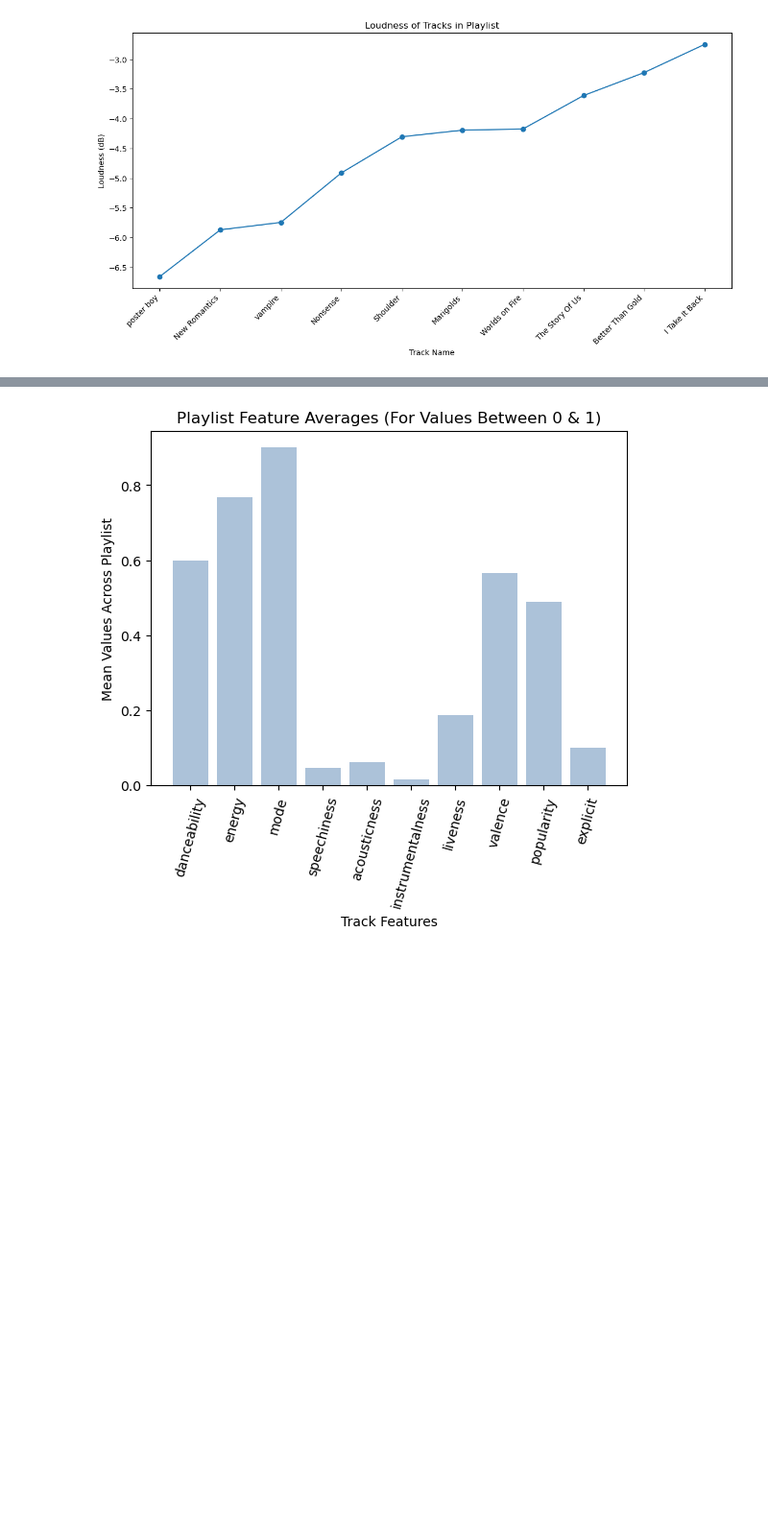
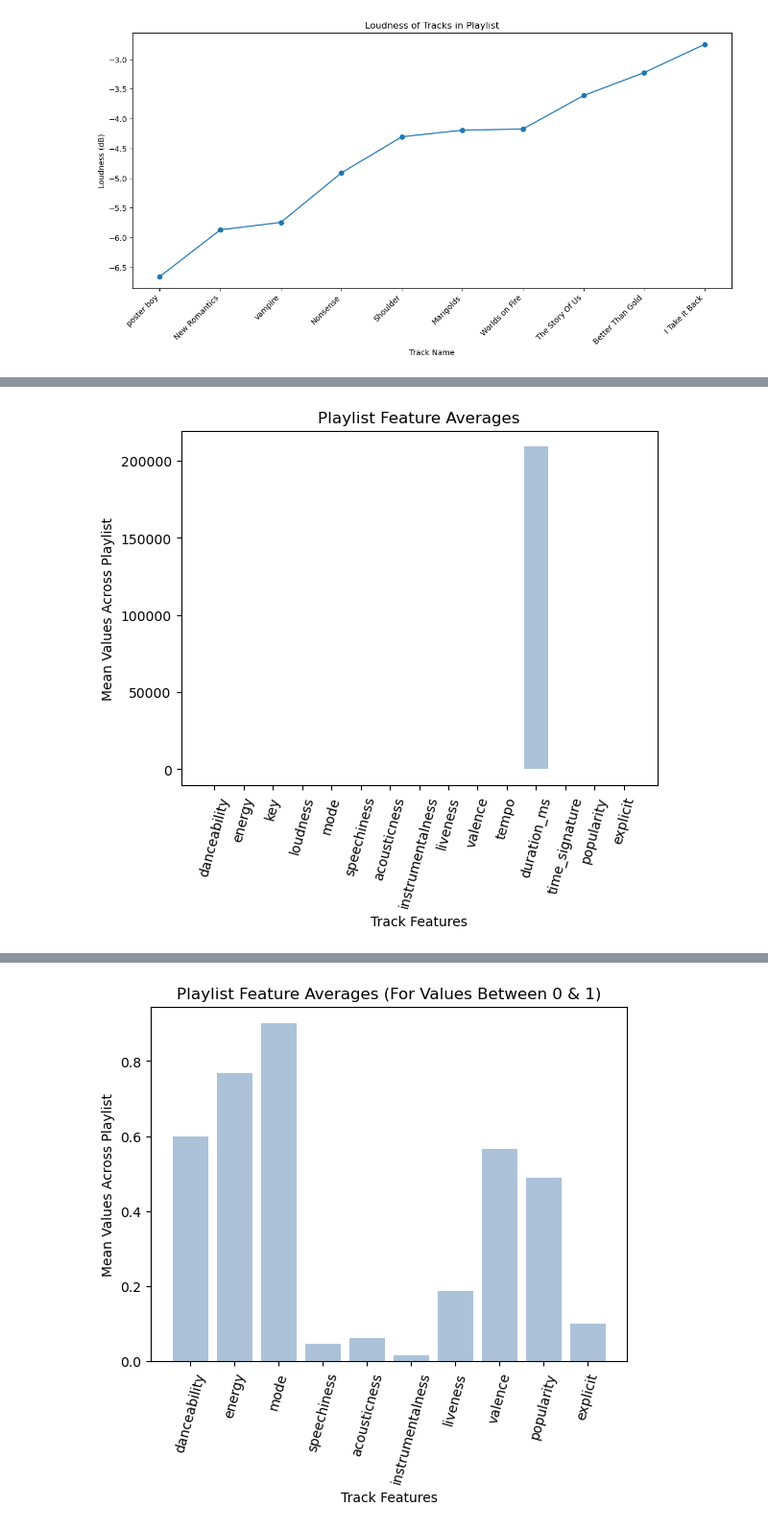
Before and after one commit to HMC-CS123-F23/cs-123-class-project-hannah-amy-daisy, a Jupyter notebook: experiment.ipynb, the cells around one changed output, grey strips where cells are left out. Shown: that part at 96% size. Saved outputs shown, nothing was run; the diff lists cells and outputs as text; code cells hidden in the pictures; blank space fills up the shorter version.

Commit message:
cleaned code & added tutorial for mean playlist features in data analysis & data analysis

```diff
--- a/experiment.ipynb
+++ b/experiment.ipynb
@@ -184,0 +189,9 @@ counter at 0
+# %%
+# using the .mean method of dataframes, we can create a type Series of the means of the dataframe
+# numeric_only=True specifies the dataframe to only include numeric values when calculating the mean
+playlist_means = playlist_df.mean(numeric_only=True)
+playlist_cols = playlist_means.index.tolist()
+
+# Let's take a look at what this series of playlist_means looks like
+print("playlist_means:")
+print(playlist_means)
@@ -184,0 +216,11 @@ counter at 0
+# %%
+# Now, let's create a bar plot of this data using the matplotlib library
+# plt.bar takes in a set of columns, a series of heights, and a color (which can be specified to your liking!)
+plt.bar(playlist_cols, playlist_means, color="xkcd:cloudy blue")
+plt.xlabel("Track Features")
+plt.ylabel("Mean Values Across Playlist")
+plt.title("Playlist Feature Averages")
+plt.xticks(rotation=75)
+plt.show()
+# %% [output]
+[figure, added]
```
Also changed, not shown: parts of 33 cells of this notebook.
